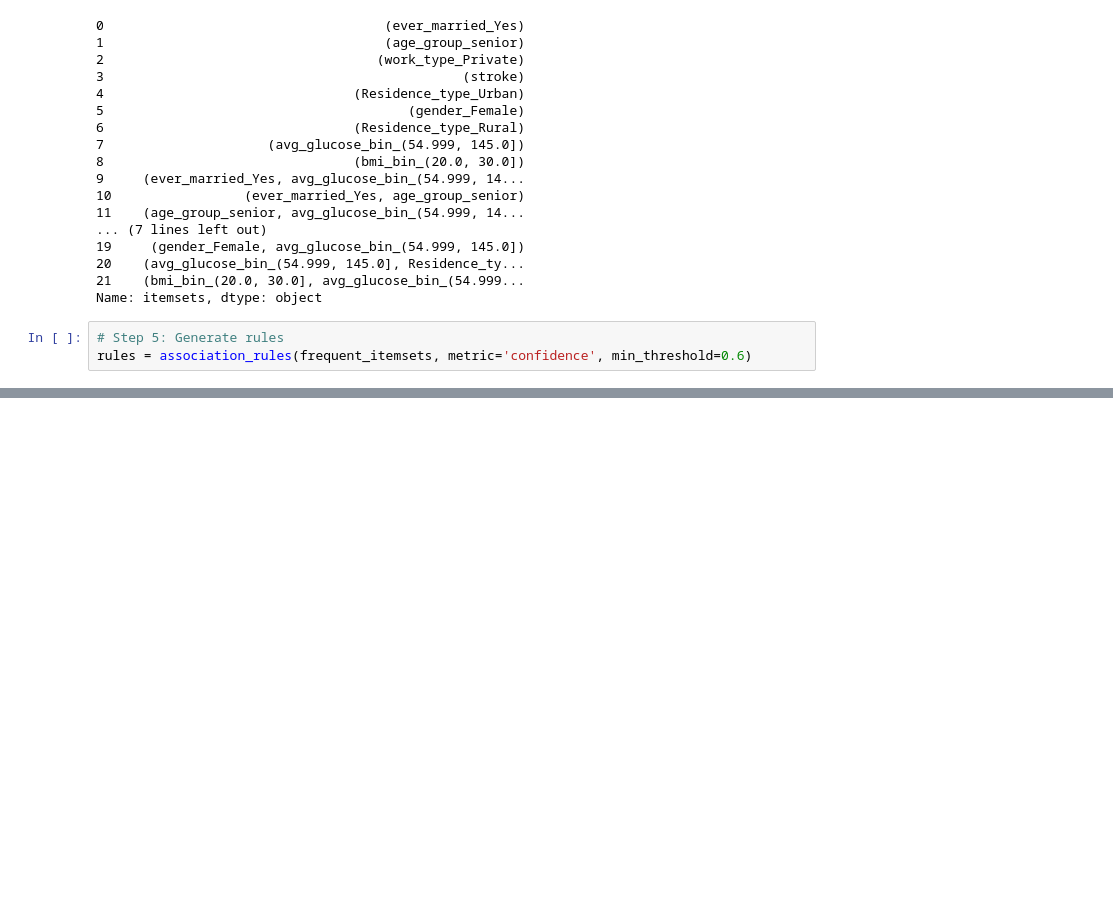
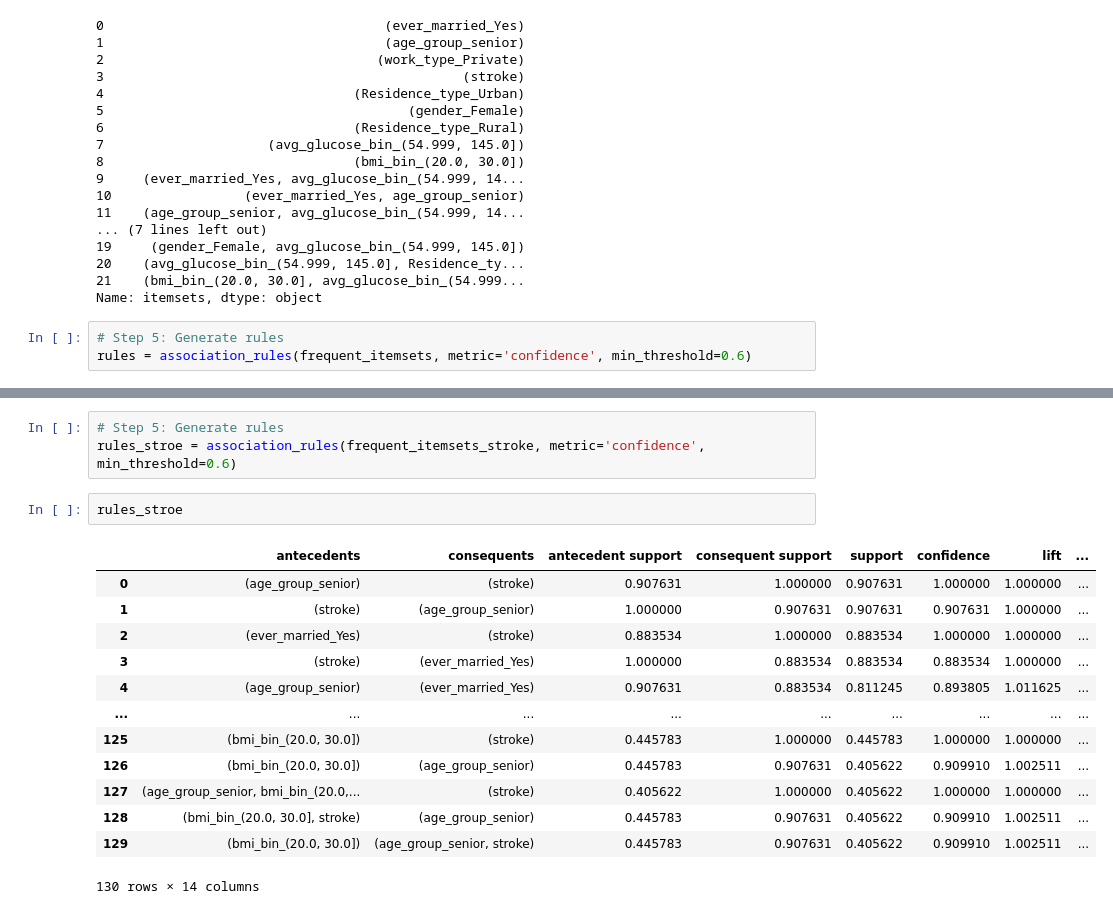
Before and after one commit to alexakh95/Data_mining, a Jupyter notebook: Project/accosiation_rules.ipynb, the cells around one changed output, grey strips where cells are left out. Drawn from its saved outputs; the diff is of its cells as text; blank space fills up the shorter version.

```diff
--- a/Project/accosiation_rules.ipynb
+++ b/Project/accosiation_rules.ipynb
@@ -263,0 +309,19 @@ rules
+# %%
+# Step 5: Generate rules
+rules_stroe = association_rules(frequent_itemsets_stroke, metric='confidence', min_threshold=0.6)
+# %%
+rules_stroe
+# %% [output]
+|  | antecedents | consequents | antecedent support | consequent support | support | confidence | lift | ... |
+| 0 | (age_group_senior) | (stroke) | 0.907631 | 1.000000 | 0.907631 | 1.000000 | 1.000000 | ... |
+| 1 | (stroke) | (age_group_senior) | 1.000000 | 0.907631 | 0.907631 | 0.907631 | 1.000000 | ... |
+| 2 | (ever_married_Yes) | (stroke) | 0.883534 | 1.000000 | 0.883534 | 1.000000 | 1.000000 | ... |
+| 3 | (stroke) | (ever_married_Yes) | 1.000000 | 0.883534 | 0.883534 | 0.883534 | 1.000000 | ... |
+| 4 | (age_group_senior) | (ever_married_Yes) | 0.907631 | 0.883534 | 0.811245 | 0.893805 | 1.011625 | ... |
+| ... | ... | ... | ... | ... | ... | ... | ... | ... |
+| 125 | (bmi_bin_(20.0, 30.0]) | (stroke) | 0.445783 | 1.000000 | 0.445783 | 1.000000 | 1.000000 | ... |
+| 126 | (bmi_bin_(20.0, 30.0]) | (age_group_senior) | 0.445783 | 0.907631 | 0.405622 | 0.909910 | 1.002511 | ... |
+| 127 | (age_group_senior, bmi_bin_(20.0,... | (stroke) | 0.405622 | 1.000000 | 0.405622 | 1.000000 | 1.000000 | ... |
+| 128 | (bmi_bin_(20.0, 30.0], stroke) | (age_group_senior) | 0.445783 | 0.907631 | 0.405622 | 0.909910 | 1.002511 | ... |
+| 129 | (bmi_bin_(20.0, 30.0]) | (age_group_senior, stroke) | 0.445783 | 0.907631 | 0.405622 | 0.909910 | 1.002511 | ... |
+130 rows × 14 columns
```
Also changed, not shown: parts of 9 cells of this notebook.
